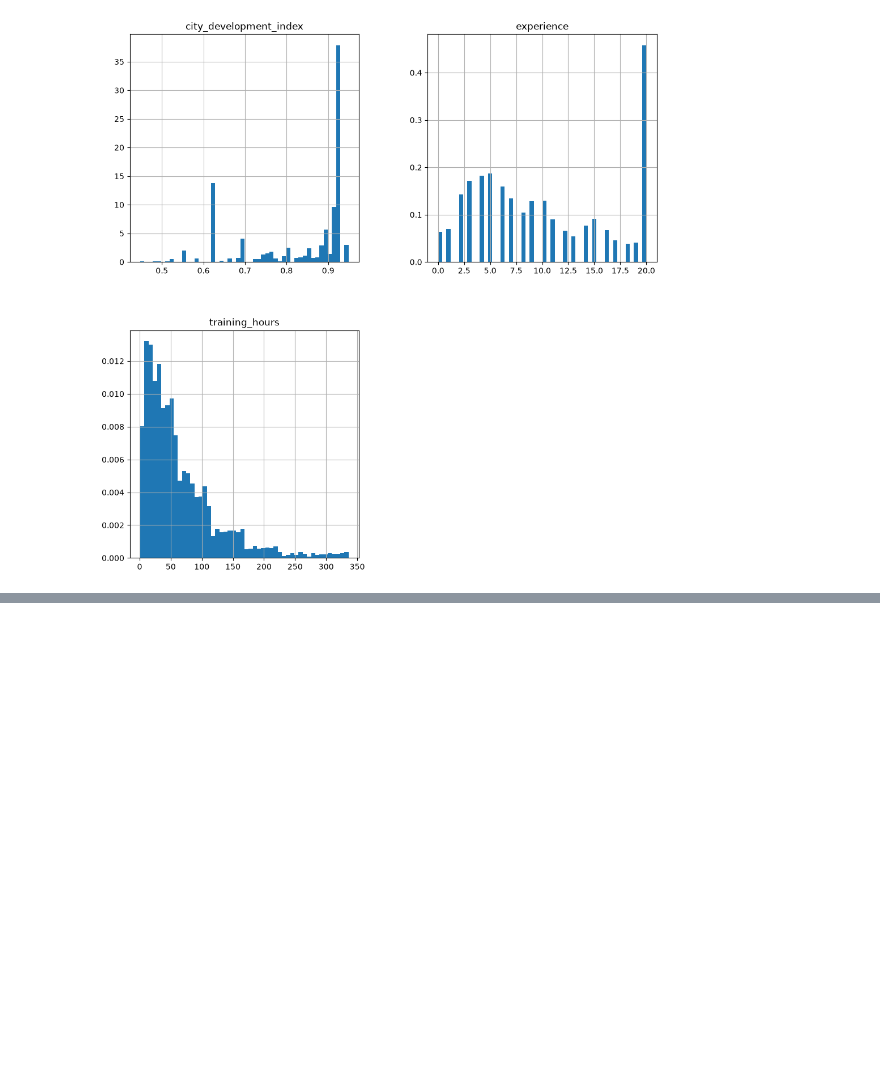
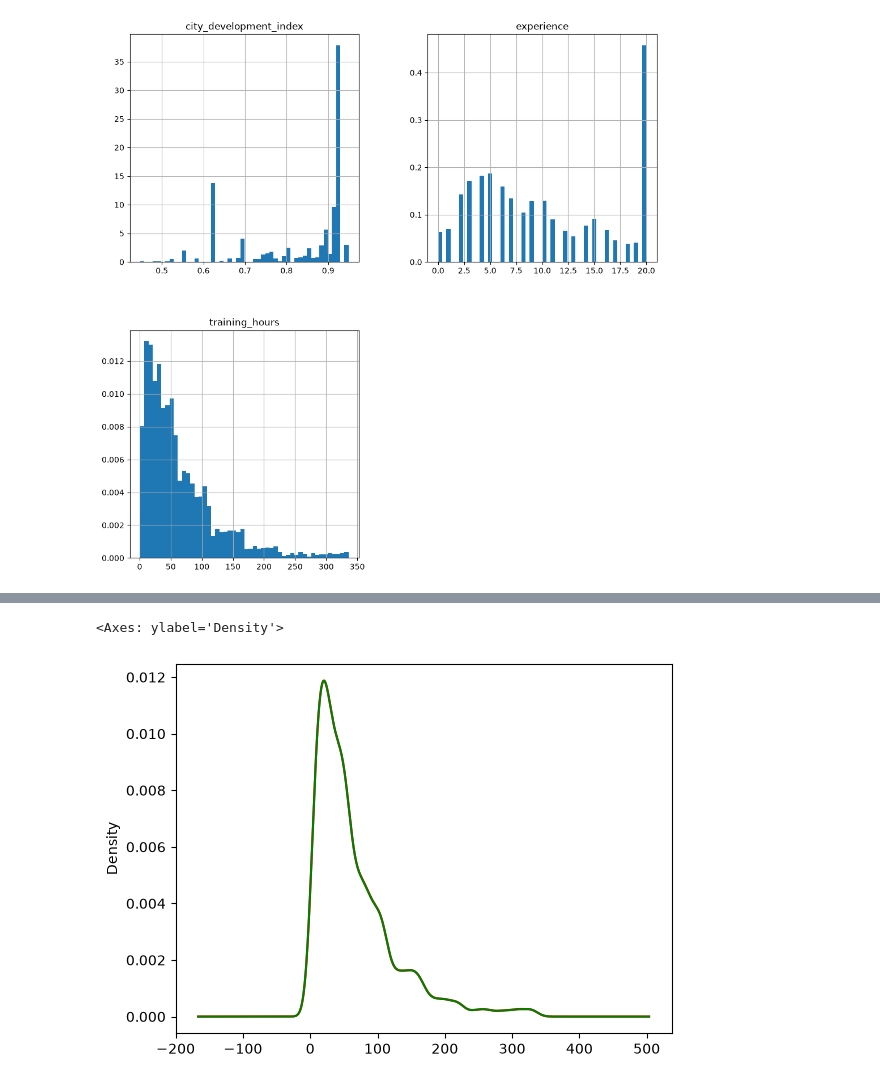
Before and after one commit to sania-commits/MACHINE-LEARNING-PROJECTS, a Jupyter notebook: ML_Basics/Complete_Case_Analysis/complete_case_analysis(CCA).ipynb, the cells around one changed output, grey strips where cells are left out. Drawn from its saved outputs; the diff is of its cells as text; code cells hidden in the pictures; blank space fills up the shorter version.

```diff
--- a/ML_Basics/Complete_Case_Analysis/complete_case_analysis(CCA).ipynb
+++ b/ML_Basics/Complete_Case_Analysis/complete_case_analysis(CCA).ipynb
@@ -89,12 +92,15 @@ new_df['traning_hours'].hist(bins=50, ax=ax, density=True, color='green', alpha=
 # %%
 fig = plt.figure()
 ax = fig.add_subplot(111)
 
 # original data:
-df['traning_hours'].plot.density(color='red')
+df['training_hours'].plot.density(color='red')
 
 # data after CCA:
-new_df['traning_hours'].plot.density(color='green')
+new_df['training_hours'].plot.density(color='green')
+# %% [output]
+<Axes: ylabel='Density'>
+[figure, added]
 # %%
 fig = plt.figure()
 ax = fig.add_subplot(111)
```
Also changed, not shown: parts of 8 cells of this notebook, 3 other files.
